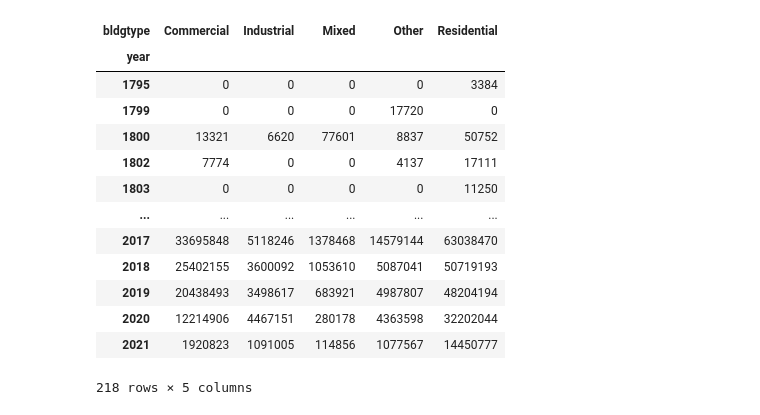
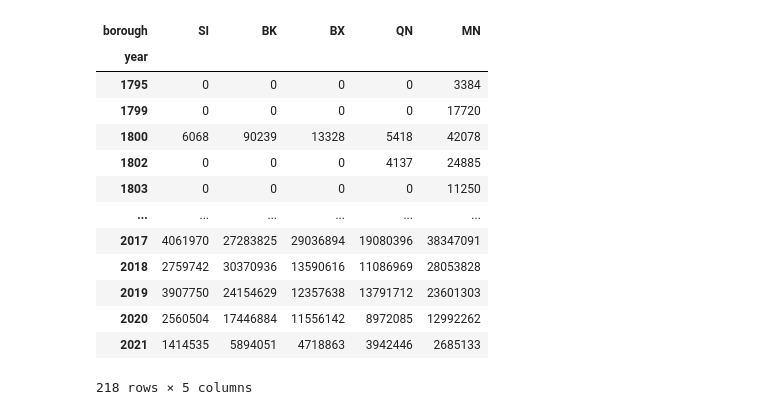
Before and after one commit to chadloh/proj1_nyc_building, a Jupyter notebook: Buildings_built_plot.ipynb, the cells around one changed output. Cells and saved outputs as stored; diff of their text form; code cells hidden in the pictures.

```diff
--- a/Buildings_built_plot.ipynb
+++ b/Buildings_built_plot.ipynb
@@ -29,21 +33,21 @@ byclass1_pivot_count = pd.pivot_table(byclass1, values='bldg_count', index=['yea
                     columns=['bldgtype'], fill_value=0)
 byclass1_pivot_area = pd.pivot_table(byclass1, values='tot_area', index=['year'],
                     columns=['bldgtype'], fill_value=0)
-# %%
-byclass1_pivot_area
-# %% [output]
-| bldgtype | Commercial | Industrial | Mixed | Other | Residential |
-| year |  |  |  |  |  |
-| 1795 | 0 | 0 | 0 | 0 | 3384 |
-| 1799 | 0 | 0 | 0 | 17720 | 0 |
-| 1800 | 13321 | 6620 | 77601 | 8837 | 50752 |
-| 1802 | 7774 | 0 | 0 | 4137 | 17111 |
-| 1803 | 0 | 0 | 0 | 0 | 11250 |
-| ... | ... | ... | ... | ... | ... |
-| 2017 | 33695848 | 5118246 | 1378468 | 14579144 | 63038470 |
-| 2018 | 25402155 | 3600092 | 1053610 | 5087041 | 50719193 |
-| 2019 | 20438493 | 3498617 | 683921 | 4987807 | 48204194 |
-| 2020 | 12214906 | 4467151 | 280178 | 4363598 | 32202044 |
-| 2021 | 1920823 | 1091005 | 114856 | 1077567 | 14450777 |
-218 rows × 5 columns
+# %%
+byboro1_pivot_area
+# %% [output]
+| borough | SI | BK | BX | QN | MN |
+| year |  |  |  |  |  |
+| 1795 | 0 | 0 | 0 | 0 | 3384 |
+| 1799 | 0 | 0 | 0 | 0 | 17720 |
+| 1800 | 6068 | 90239 | 13328 | 5418 | 42078 |
+| 1802 | 0 | 0 | 0 | 4137 | 24885 |
+| 1803 | 0 | 0 | 0 | 0 | 11250 |
+| ... | ... | ... | ... | ... | ... |
+| 2017 | 4061970 | 27283825 | 29036894 | 19080396 | 38347091 |
+| 2018 | 2759742 | 30370936 | 13590616 | 11086969 | 28053828 |
+| 2019 | 3907750 | 24154629 | 12357638 | 13791712 | 23601303 |
+| 2020 | 2560504 | 17446884 | 11556142 | 8972085 | 12992262 |
+| 2021 | 1414535 | 5894051 | 4718863 | 3942446 | 2685133 |
+218 rows × 5 columns
 # %%
```
Also changed, not shown: parts of 5 cells of this notebook, 7 other files.
